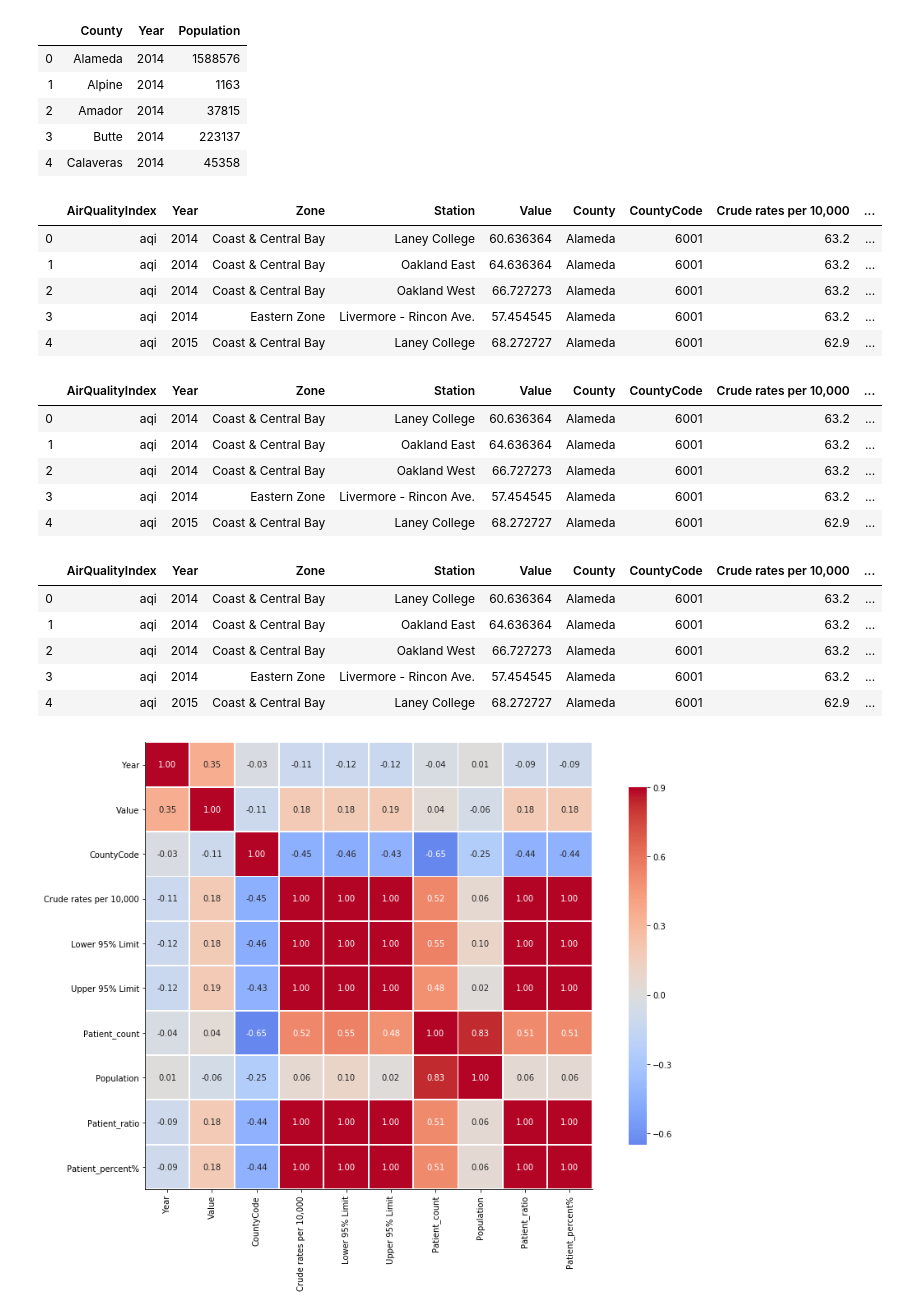
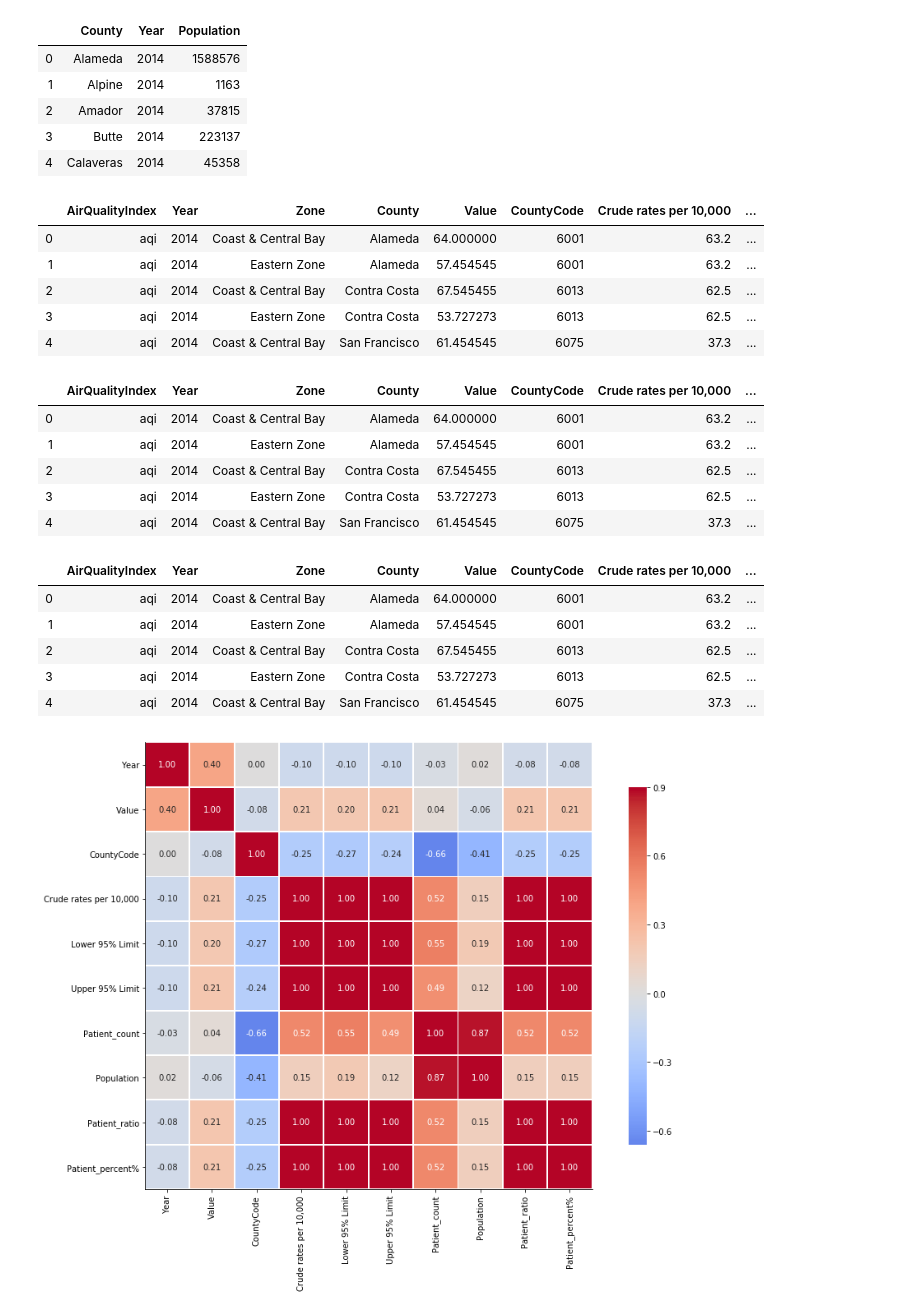
Before and after one commit to s-c-soma/cmpe255_CA_RespiratoryDiseaseVS.Airquality_Prediction-Association, a Jupyter notebook: notebooks/AQ-DiseaseCorrelation-MeanMetric.ipynb, the cells around one changed output. Drawn from its saved outputs; the diff is of its cells as text; code cells hidden in the pictures.

```diff
--- a/notebooks/AQ-DiseaseCorrelation-MeanMetric.ipynb
+++ b/notebooks/AQ-DiseaseCorrelation-MeanMetric.ipynb
@@ -100,3 +100,7 @@ airQ_data_mean
 | 92 | aqi | 2018 | Eastern Zone | Pleasanton - Owens Ct. | 64.000000 | Alameda |
 | 93 | aqi | 2019 | Eastern Zone | Pleasanton - Owens Ct. | 47.545455 | Alameda |
 94 rows × 6 columns
+# %%
+#monthly -> station wise median value value: method 1
+airQ_data_MedByStation = airQ_data_mean.groupby(['AirQualityIndex','Year','Zone','County'])['Value'].mean().reset_index()
+airQ_data_MedByStation.head()
@@ -199,7 +210,7 @@ array([2014, 2015, 2016, 2017, 2018, 2019], dtype=int64)
 # %%
 #merging AQ data && asthma4 data
 
-merged = pd.merge(airQ_data_mean,ashtma4_final,how='inner', left_on=['Year', 'County'], right_on=['Year','County'])
+merged = pd.merge(airQ_data_MedByStation,ashtma4_final,how='inner', left_on=['Year', 'County'], right_on=['Year','County'])
 # %%
 merged['Patient_count'] = merged['Patient_count'].str.replace(',','').astype(int)
 # %%
@@ -297,34 +316,34 @@ county_population.head()
 merged = pd.merge(merged,county_population,how='inner', left_on=['Year', 'County'], right_on=['Year','County'])
 merged.head()
 # %% [output]
-|  | AirQualityIndex | Year | Zone | Station | Value | County | CountyCode | Crude rates per 10,000 | ... |
-| 0 | aqi | 2014 | Coast & Central Bay | Laney College | 60.636364 | Alameda | 6001 | 63.2 | ... |
-| 1 | aqi | 2014 | Coast & Central Bay | Oakland East | 64.636364 | Alameda | 6001 | 63.2 | ... |
-| 2 | aqi | 2014 | Coast & Central Bay | Oakland West | 66.727273 | Alameda | 6001 | 63.2 | ... |
-| 3 | aqi | 2014 | Eastern Zone | Livermore - Rincon Ave. | 57.454545 | Alameda | 6001 | 63.2 | ... |
-| 4 | aqi | 2015 | Coast & Central Bay | Laney College | 68.272727 | Alameda | 6001 | 62.9 | ... |
+|  | AirQualityIndex | Year | Zone | County | Value | CountyCode | Crude rates per 10,000 | ... |
+| 0 | aqi | 2014 | Coast & Central Bay | Alameda | 64.000000 | 6001 | 63.2 | ... |
+| 1 | aqi | 2014 | Eastern Zone | Alameda | 57.454545 | 6001 | 63.2 | ... |
+| 2 | aqi | 2014 | Coast & Central Bay | Contra Costa | 67.545455 | 6013 | 62.5 | ... |
+| 3 | aqi | 2014 | Eastern Zone | Contra Costa | 53.727273 | 6013 | 62.5 | ... |
+| 4 | aqi | 2014 | Coast & Central Bay | San Francisco | 61.454545 | 6075 | 37.3 | ... |
 # %%
 #Calculating patient ratio
 
 merged['Patient_ratio'] = merged['Patient_count']/merged['Population']
 merged.head()
 # %% [output]
-|  | AirQualityIndex | Year | Zone | Station | Value | County | CountyCode | Crude rates per 10,000 | ... |
-| 0 | aqi | 2014 | Coast & Central Bay | Laney College | 60.636364 | Alameda | 6001 | 63.2 | ... |
-| 1 | aqi | 2014 | Coast & Central Bay | Oakland East | 64.636364 | Alameda | 6001 | 63.2 | ... |
-| 2 | aqi | 2014 | Coast & Central Bay | Oakland West | 66.727273 | Alameda | 6001 | 63.2 | ... |
-| 3 | aqi | 2014 | Eastern Zone | Livermore - Rincon Ave. | 57.454545 | Alameda | 6001 | 63.2 | ... |
-| 4 | aqi | 2015 | Coast & Central Bay | Laney College | 68.272727 | Alameda | 6001 | 62.9 | ... |
+|  | AirQualityIndex | Year | Zone | County | Value | CountyCode | Crude rates per 10,000 | ... |
+| 0 | aqi | 2014 | Coast & Central Bay | Alameda | 64.000000 | 6001 | 63.2 | ... |
+| 1 | aqi | 2014 | Eastern Zone | Alameda | 57.454545 | 6001 | 63.2 | ... |
+| 2 | aqi | 2014 | Coast & Central Bay | Contra Costa | 67.545455 | 6013 | 62.5 | ... |
+| 3 | aqi | 2014 | Eastern Zone | Contra Costa | 53.727273 | 6013 | 62.5 | ... |
+| 4 | aqi | 2014 | Coast & Central Bay | San Francisco | 61.454545 | 6075 | 37.3 | ... |
 # %%
 #Calculating patient percentage
 
-merged['Patient_percent%'] = merged['Patient_ratio']* 100
+merged['Patient_percent%'] = merged['Patient_ratio']* 10000
 merged.head()
 # %% [output]
-|  | AirQualityIndex | Year | Zone | Station | Value | County | CountyCode | Crude rates per 10,000 | ... |
-| 0 | aqi | 2014 | Coast & Central Bay | Laney College | 60.636364 | Alameda | 6001 | 63.2 | ... |
-| 1 | aqi | 2014 | Coast & Central Bay | Oakland East | 64.636364 | Alameda | 6001 | 63.2 | ... |
-| 2 | aqi | 2014 | Coast & Central Bay | Oakland West | 66.727273 | Alameda | 6001 | 63.2 | ... |
-| 3 | aqi | 2014 | Eastern Zone | Livermore - Rincon Ave. | 57.454545 | Alameda | 6001 | 63.2 | ... |
-| 4 | aqi | 2015 | Coast & Central Bay | Laney College | 68.272727 | Alameda | 6001 | 62.9 | ... |
+|  | AirQualityIndex | Year | Zone | County | Value | CountyCode | Crude rates per 10,000 | ... |
+| 0 | aqi | 2014 | Coast & Central Bay | Alameda | 64.000000 | 6001 | 63.2 | ... |
+| 1 | aqi | 2014 | Eastern Zone | Alameda | 57.454545 | 6001 | 63.2 | ... |
+| 2 | aqi | 2014 | Coast & Central Bay | Contra Costa | 67.545455 | 6013 | 62.5 | ... |
+| 3 | aqi | 2014 | Eastern Zone | Contra Costa | 53.727273 | 6013 | 62.5 | ... |
+| 4 | aqi | 2014 | Coast & Central Bay | San Francisco | 61.454545 | 6075 | 37.3 | ... |
 # %%
```
Also changed, not shown: parts of 23 cells of this notebook.
